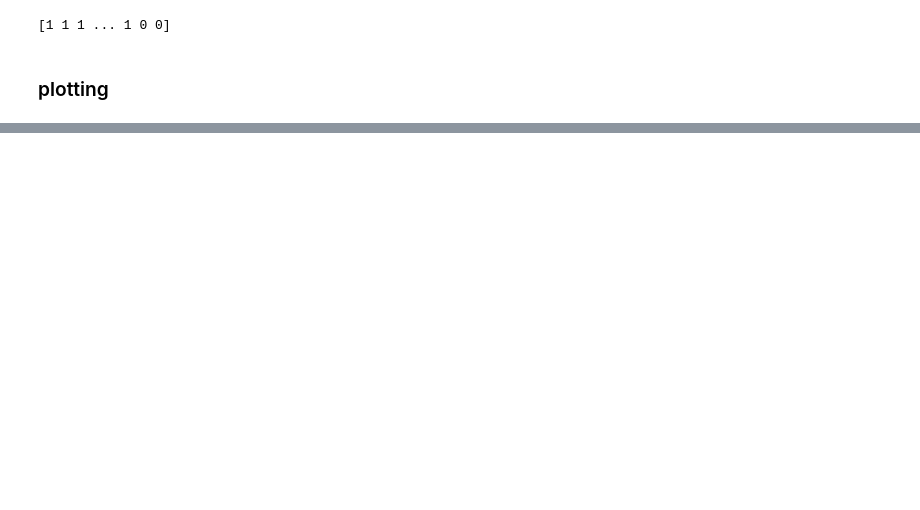
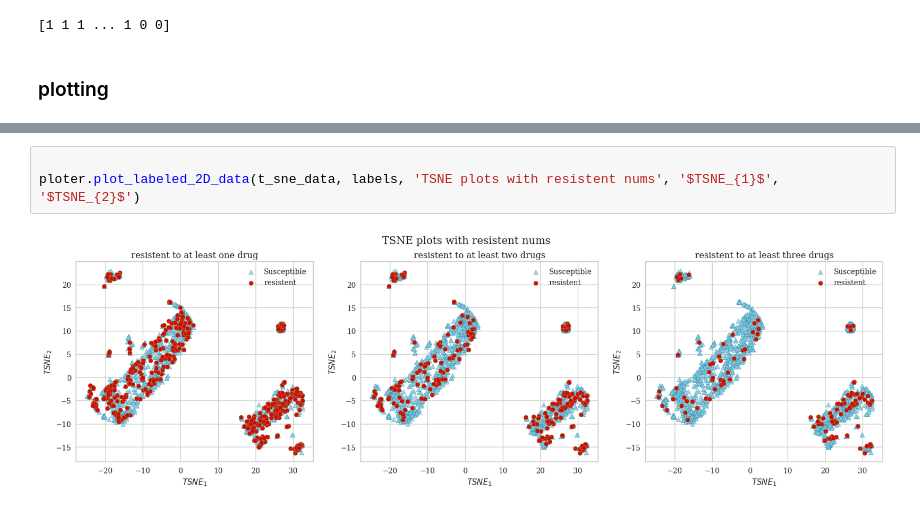
Before and after one commit to BigMasonFang/tb-project, a Jupyter notebook: 0720.ipynb, the cells around one changed output, grey strips where cells are left out. Cells and saved outputs as stored; diff of their text form; blank space fills up the shorter version.

Commit message:
[20230824] finish visualization, almost done feature selection

```diff
--- a/0720.ipynb
+++ b/0720.ipynb
@@ -327,0 +100,5 @@ NameError: name 'MiniBatchKMeans' is not defined
+# %%
+
+ploter.plot_labeled_2D_data(t_sne_data, labels, 'TSNE plots with resistent nums', '$TSNE_{1}$', '$TSNE_{2}$')
+# %% [output]
+[figure, added]
```
Also changed, not shown: parts of 16 cells of this notebook, 8 other files.
